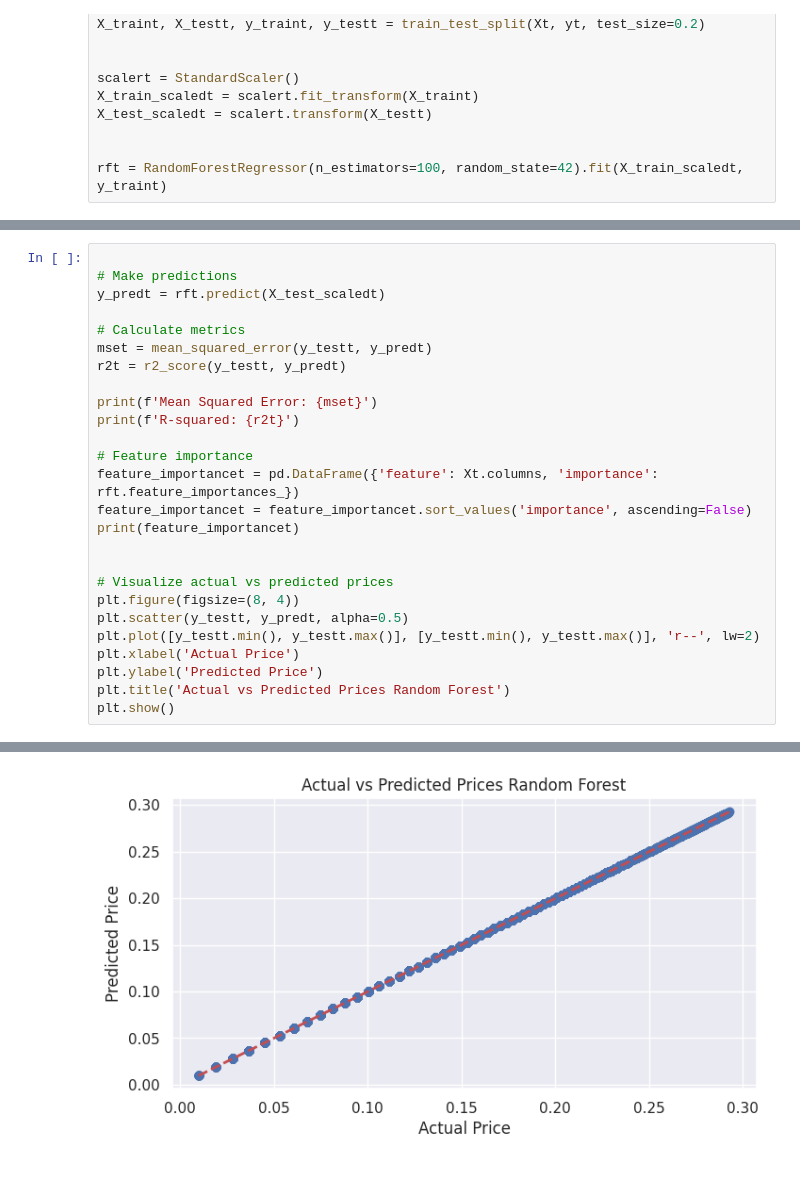
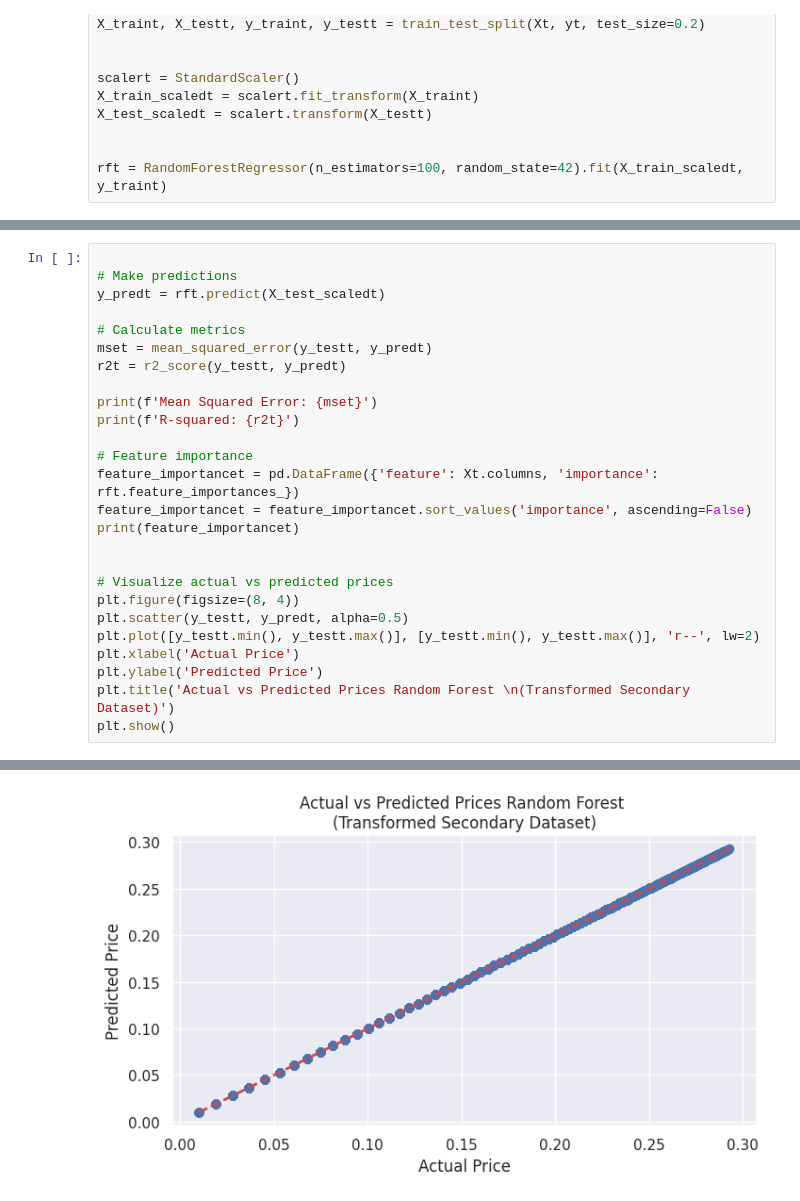
Before and after one commit to victorhg/aai-500-final-project, a Jupyter notebook: notebooks/OLS_RF_secondary.ipynb, the cells around one changed output, grey strips where cells are left out. Drawn from its saved outputs; the diff is of its cells as text; blank space fills up the shorter version.

```diff
--- a/notebooks/OLS_RF_secondary.ipynb
+++ b/notebooks/OLS_RF_secondary.ipynb
@@ -290,6 +295,6 @@ plt.scatter(y_testt, y_predt, alpha=0.5)
 plt.plot([y_testt.min(), y_testt.max()], [y_testt.min(), y_testt.max()], 'r--', lw=2)
 plt.xlabel('Actual Price')
 plt.ylabel('Predicted Price')
-plt.title('Actual vs Predicted Prices Random Forest')
+plt.title('Actual vs Predicted Prices Random Forest \n(Transformed Secondary Dataset)')
 plt.show()
 # %% [output]
@@ -313 +318 @@ R-squared: 0.999999999882224
-[figure, old version]
+[figure, new version]
```
Also changed, not shown: parts of 8 cells of this notebook, 8 other files.
